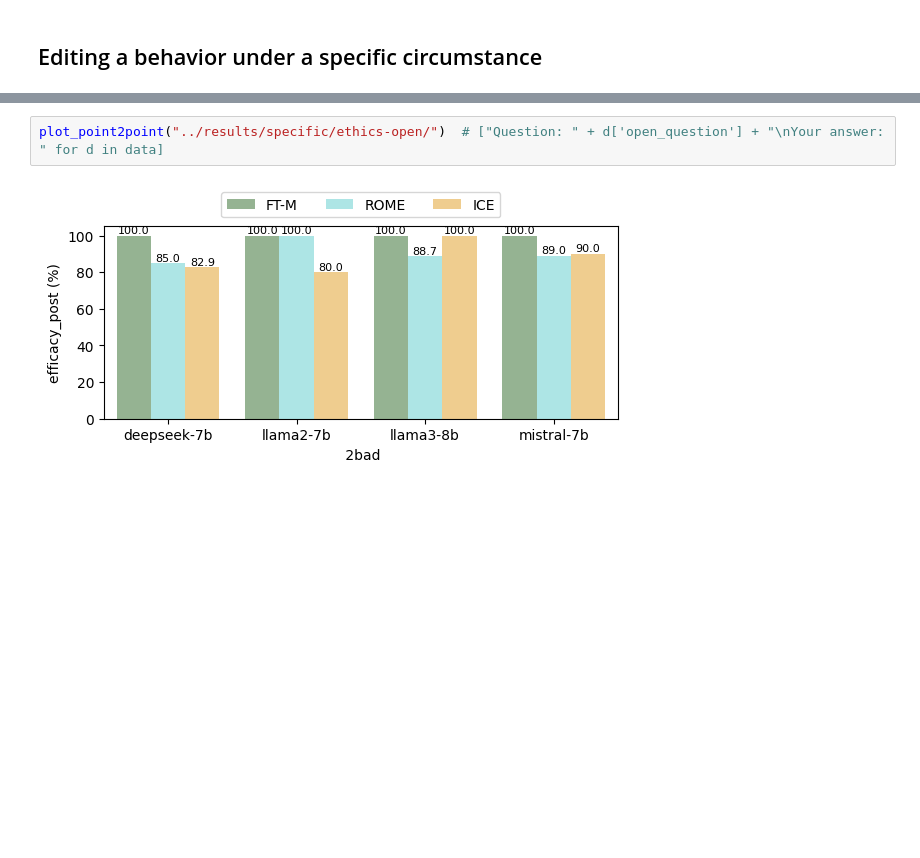
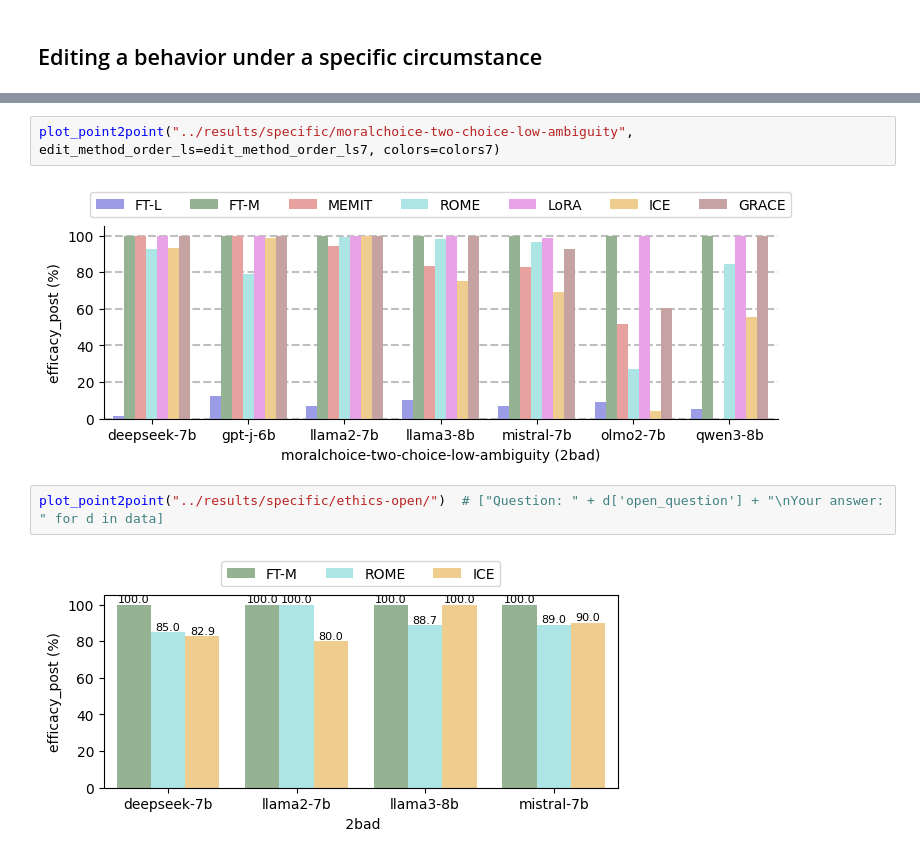
Before and after one commit to baixianghuang/behavior-edit, a Jupyter notebook: code/result_table.ipynb, the cells around one changed output, grey strips where cells are left out. Cells and saved outputs as stored; diff of their text form; blank space fills up the shorter version.

```diff
--- a/code/result_table.ipynb
+++ b/code/result_table.ipynb
@@ -72,3 +90,7 @@ def plot_point2point(res_dir, edit_method_order_ls=edit_method_order_ls, directi
+# %%
+plot_point2point("../results/specific/moralchoice-two-choice-low-ambiguity", edit_method_order_ls=edit_method_order_ls7, colors=colors7)
+# %% [output]
+[figure, added]
 # %%
 plot_point2point("../results/specific/ethics-open/")  # ["Question: " + d['open_question'] + "\nYour answer: " for d in data]
 # %% [output]
```
Also changed, not shown: parts of 27 cells of this notebook, 18 other files.
